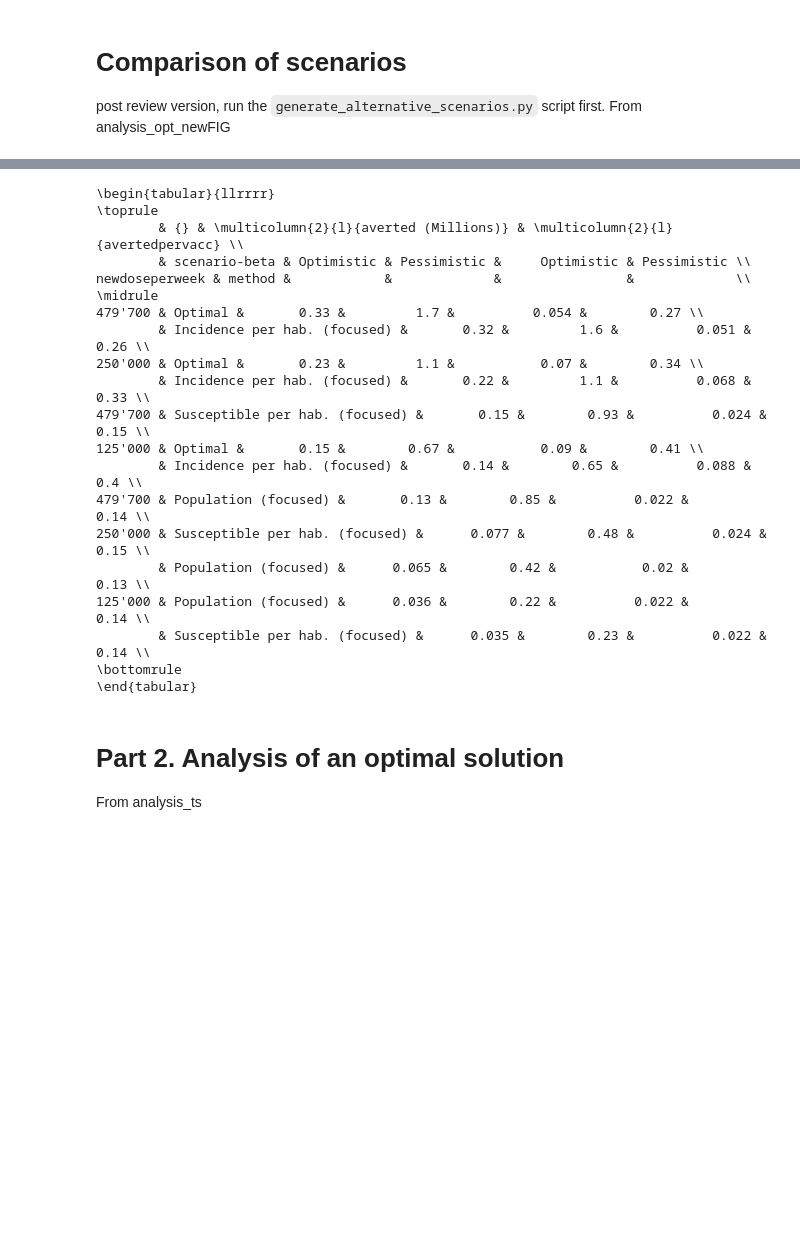
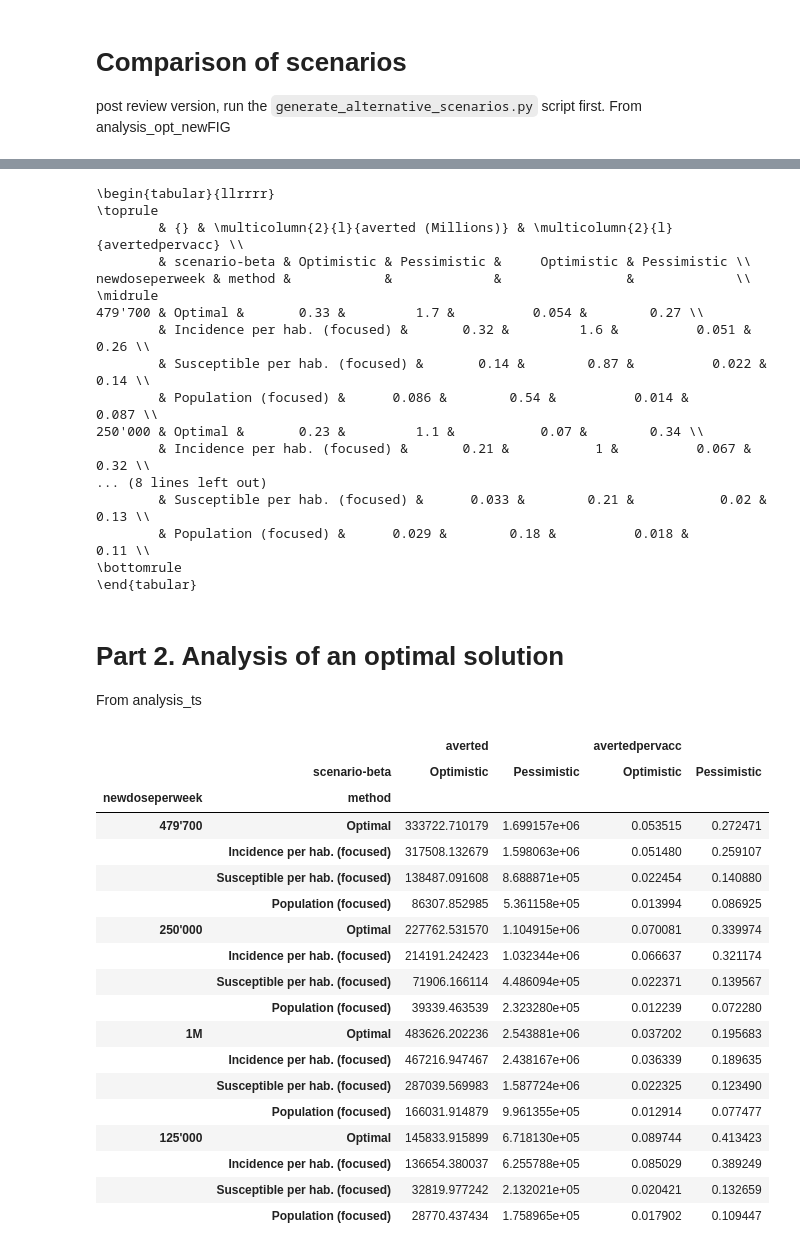
Before and after one commit to jcblemai/COVID-19_italy-vaccination-oc, a Jupyter notebook: post-review-analysis.ipynb, the cells around one changed output, grey strips where cells are left out. Saved outputs shown, nothing was run; the diff lists cells and outputs as text; code cells hidden in the pictures; blank space fills up the shorter version.

Commit message:
ok for ag-post generation

```diff
--- a/post-review-analysis.ipynb
+++ b/post-review-analysis.ipynb
@@ -352,5 +343,5 @@ See the caveats in the documentation: https://pandas.pydata.org/pandas-docs/stab
 # %%
-a = smry[(smry['post_sample']==102)].pivot_table(columns= ['scenario-beta'], index = ['newdoseperweek', 'method'], values = ['averted', 'avertedpervacc']).sort_values(by=('averted', 'Optimistic'), ascending=False)
+a = smry[(smry['post_sample']==102)].pivot_table(columns= ['scenario-beta'], index = ['newdoseperweek', 'method'], values = ['averted', 'avertedpervacc']).sort_values(by=['newdoseperweek',('averted', 'Optimistic')], ascending=False)
 a['averted'] = a['averted']/1e6
 print(a.to_latex(float_format="{:0.2g}".format).replace('e+06','M').replace('averted}', 'averted (Millions)}'))
 # %% [output]
@@ -362,18 +353,37 @@ newdoseperweek & method &            &             &                &
 \midrule
 479'700 & Optimal &       0.33 &         1.7 &          0.054 &        0.27 \\
         & Incidence per hab. (focused) &       0.32 &         1.6 &          0.051 &        0.26 \\
+        & Susceptible per hab. (focused) &       0.14 &        0.87 &          0.022 &        0.14 \\
+        & Population (focused) &      0.086 &        0.54 &          0.014 &       0.087 \\
 250'000 & Optimal &       0.23 &         1.1 &           0.07 &        0.34 \\
-        & Incidence per hab. (focused) &       0.22 &         1.1 &          0.068 &        0.33 \\
-479'700 & Susceptible per hab. (focused) &       0.15 &        0.93 &          0.024 &        0.15 \\
-125'000 & Optimal &       0.15 &        0.67 &           0.09 &        0.41 \\
-        & Incidence per hab. (focused) &       0.14 &        0.65 &          0.088 &         0.4 \\
-479'700 & Population (focused) &       0.13 &        0.85 &          0.022 &        0.14 \\
-250'000 & Susceptible per hab. (focused) &      0.077 &        0.48 &          0.024 &        0.15 \\
-        & Population (focused) &      0.065 &        0.42 &           0.02 &        0.13 \\
-125'000 & Population (focused) &      0.036 &        0.22 &          0.022 &        0.14 \\
-        & Susceptible per hab. (focused) &      0.035 &        0.23 &          0.022 &        0.14 \\
+        & Incidence per hab. (focused) &       0.21 &           1 &          0.067 &        0.32 \\
+... (8 lines left out)
+        & Susceptible per hab. (focused) &      0.033 &        0.21 &           0.02 &        0.13 \\
+        & Population (focused) &      0.029 &        0.18 &          0.018 &        0.11 \\
 \bottomrule
 \end{tabular}
 # %% [markdown]
 # Part 2. Analysis of an optimal solution
 From analysis_ts
+# %%
+smry[(smry['post_sample']==102)].pivot_table(columns= ['scenario-beta'], index = ['newdoseperweek', 'method'], values = ['averted', 'avertedpervacc']).sort_values(by=['newdoseperweek',('averted', 'Optimistic')], ascending=False)
+# %% [output]
+|  |  | averted |  | avertedpervacc |  |
+|  | scenario-beta | Optimistic | Pessimistic | Optimistic | Pessimistic |
+| newdoseperweek | method |  |  |  |  |
+| 479'700 | Optimal | 333722.710179 | 1.699157e+06 | 0.053515 | 0.272471 |
+|  | Incidence per hab. (focused) | 317508.132679 | 1.598063e+06 | 0.051480 | 0.259107 |
+|  | Susceptible per hab. (focused) | 138487.091608 | 8.688871e+05 | 0.022454 | 0.140880 |
+|  | Population (focused) | 86307.852985 | 5.361158e+05 | 0.013994 | 0.086925 |
+| 250'000 | Optimal | 227762.531570 | 1.104915e+06 | 0.070081 | 0.339974 |
+|  | Incidence per hab. (focused) | 214191.242423 | 1.032344e+06 | 0.066637 | 0.321174 |
+|  | Susceptible per hab. (focused) | 71906.166114 | 4.486094e+05 | 0.022371 | 0.139567 |
+|  | Population (focused) | 39339.463539 | 2.323280e+05 | 0.012239 | 0.072280 |
+| 1M | Optimal | 483626.202236 | 2.543881e+06 | 0.037202 | 0.195683 |
+|  | Incidence per hab. (focused) | 467216.947467 | 2.438167e+06 | 0.036339 | 0.189635 |
+|  | Susceptible per hab. (focused) | 287039.569983 | 1.587724e+06 | 0.022325 | 0.123490 |
+|  | Population (focused) | 166031.914879 | 9.961355e+05 | 0.012914 | 0.077477 |
+| 125'000 | Optimal | 145833.915899 | 6.718130e+05 | 0.089744 | 0.413423 |
+|  | Incidence per hab. (focused) | 136654.380037 | 6.255788e+05 | 0.085029 | 0.389249 |
+|  | Susceptible per hab. (focused) | 32819.977242 | 2.132021e+05 | 0.020421 | 0.132659 |
+|  | Population (focused) | 28770.437434 | 1.758965e+05 | 0.017902 | 0.109447 |
```
Also changed, not shown: parts of 5 cells of this notebook, 2 other files.
